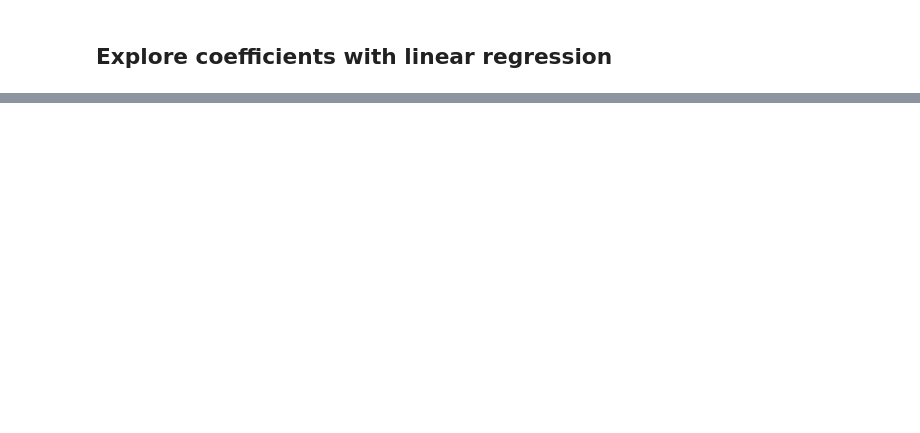
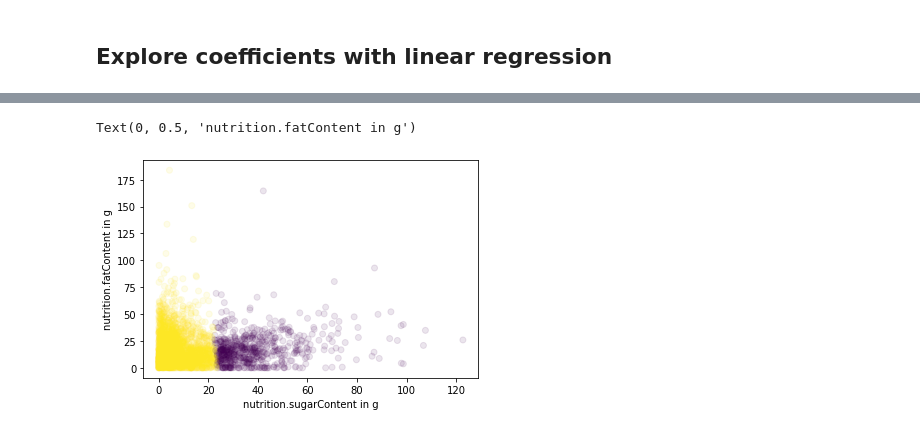
Before and after one commit to bkotryna/Allrecipes, a Jupyter notebook: ml.ipynb, the cells around one changed output, grey strips where cells are left out. Cells and saved outputs as stored; diff of their text form; code cells hidden in the pictures; blank space fills up the shorter version.

Commit message:
begin clustering based on selected features; try to separate out cakes

```diff
--- a/ml.ipynb
+++ b/ml.ipynb
@@ -73,7 +73,7 @@ pd.set_option('display.max_rows', 10)
 input_timestamp = 'joint_2021-05-11_11-28'
 # %%
 # read in the dataframe with al the recipe info from Excel file
-df = pd.read_excel(f'/home/bkotryna/ML_practice/allrecipes_project/data/{input_timestamp}/processed_recipe_data.xlsx')
+df = pd.read_excel(f'/home/bkotryna/Allrecipes/data/{input_timestamp}/processed_recipe_data.xlsx')
 
 # set recipe_id as index
 df.set_index('recipe_id', inplace=True)
@@ -1026,0 +1051,12 @@ KeyError: 'Apple Pie Recipes'
+# %%
+# select column names
+ingredients_nmf_cols = [col for col in df if col.startswith('ingredient_names_str_nmf')]
+extra_features = ['nutrition.fatContent in g',
+                  'nutrition.sugarContent in g']
+prediction_feature = ['avg_rating']
+selected_features = ingredients_nmf_cols + extra_features + prediction_feature
+display(selected_features)
+
+# select columns
+df_for_cake_clust = df[selected_features]
+display(df_for_cake_clust.info())
@@ -1026,0 +1086,10 @@ KeyError: 'Apple Pie Recipes'
+# %%
+from sklearn.cluster import KMeans
+
+clusterer = KMeans(n_clusters=2)
+cluster_assignments = clusterer.fit_predict(df_for_cake_clust)
+# %%
+# put cluster labels into the df
+
+df_for_cake_clust['cluster_label'] = cluster_assignments
+df_for_cake_clust.info()
@@ -1026,0 +1117,20 @@ KeyError: 'Apple Pie Recipes'
+# %%
+### let's explore what the clusters are by plotting
+
+import matplotlib.pyplot as plt
+
+x_value = 'nutrition.sugarContent in g'
+y_value = 'nutrition.fatContent in g'
+
+#df_for_cake_clust.plot.scatter(x_value, y_value, c=df_for_cake_clust['cluster_label'], a=0.1)
+
+fig = plt.figure()
+plt.scatter(x = df_for_cake_clust[x_value],
+           y = df_for_cake_clust[y_value],
+           alpha = 0.1,
+           c = df_for_cake_clust['cluster_label'])
+plt.xlabel(f'{x_value}')
+plt.ylabel(f'{y_value}')
+# %% [output]
+Text(0, 0.5, 'nutrition.fatContent in g')
+[figure, added]
```
Also changed, not shown: parts of 16 cells of this notebook.
